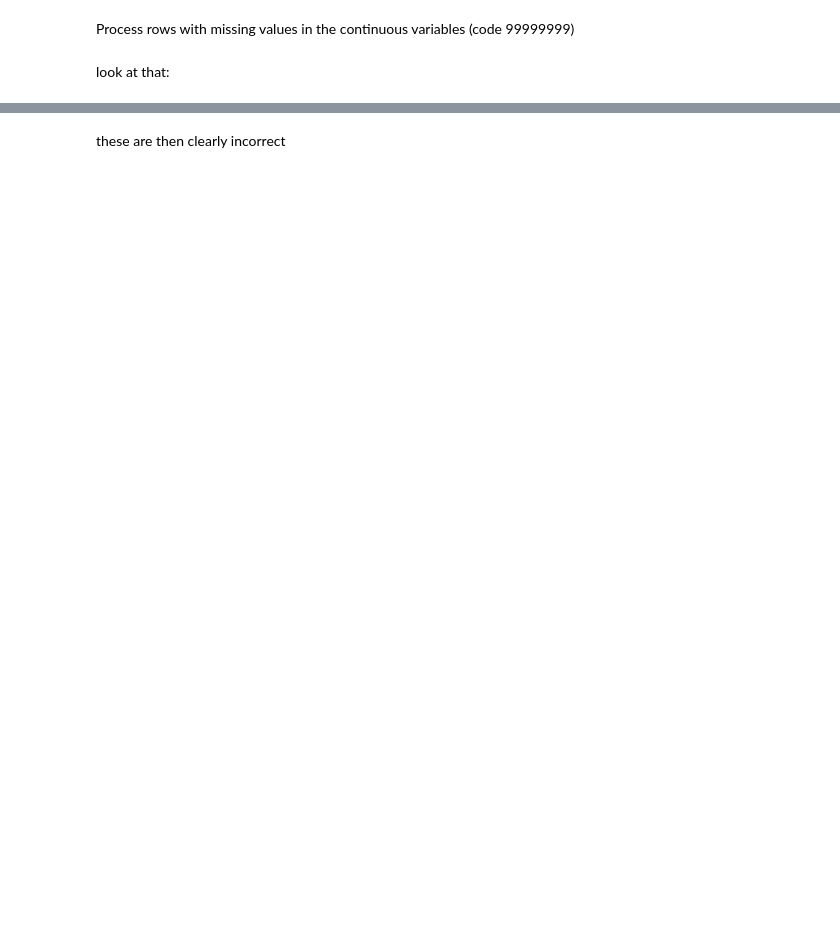
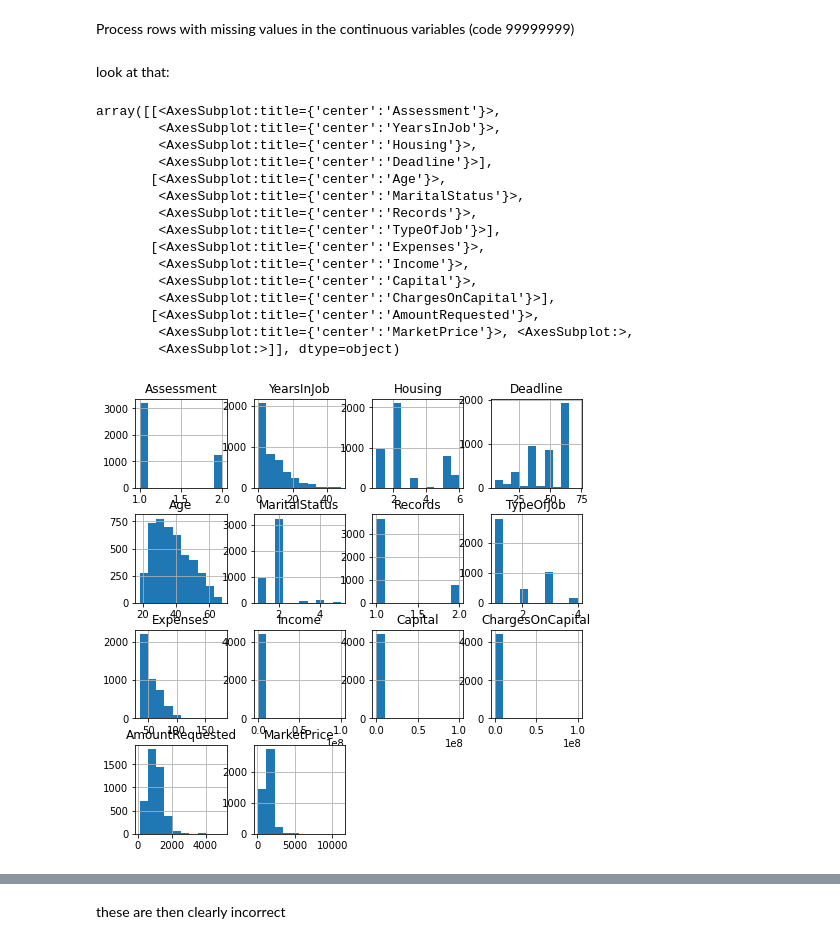
Before and after one commit to monadplus/ML, a Jupyter notebook: lab/lab1/ml01-preprocess.ipynb, the cells around one changed output, grey strips where cells are left out. Cells and saved outputs as stored; diff of their text form; code cells hidden in the pictures; blank space fills up the shorter version.

```diff
--- a/lab/lab1/ml01-preprocess.ipynb
+++ b/lab/lab1/ml01-preprocess.ipynb
@@ -122,5 +196,24 @@ Credit.shape
  Process rows with missing values in the continuous variables (code 99999999)
 # %% [markdown]
  look at that:
+# %%
+Credit.hist(figsize=(8,8))
+# %% [output]
+array([[<AxesSubplot:title={'center':'Assessment'}>,
+        <AxesSubplot:title={'center':'YearsInJob'}>,
+        <AxesSubplot:title={'center':'Housing'}>,
+        <AxesSubplot:title={'center':'Deadline'}>],
+       [<AxesSubplot:title={'center':'Age'}>,
+        <AxesSubplot:title={'center':'MaritalStatus'}>,
+        <AxesSubplot:title={'center':'Records'}>,
+        <AxesSubplot:title={'center':'TypeOfJob'}>],
+       [<AxesSubplot:title={'center':'Expenses'}>,
+        <AxesSubplot:title={'center':'Income'}>,
+        <AxesSubplot:title={'center':'Capital'}>,
+        <AxesSubplot:title={'center':'ChargesOnCapital'}>],
+       [<AxesSubplot:title={'center':'AmountRequested'}>,
+        <AxesSubplot:title={'center':'MarketPrice'}>, <AxesSubplot:>,
+        <AxesSubplot:>]], dtype=object)
+[figure, added]
 # %%
 Credit.Income.hist(figsize=(8,8));
```
Also changed, not shown: parts of 87 cells of this notebook, 2 other files.
